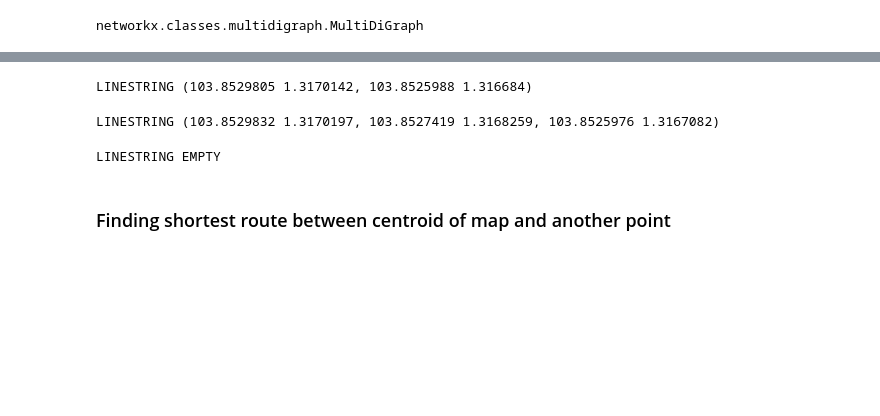
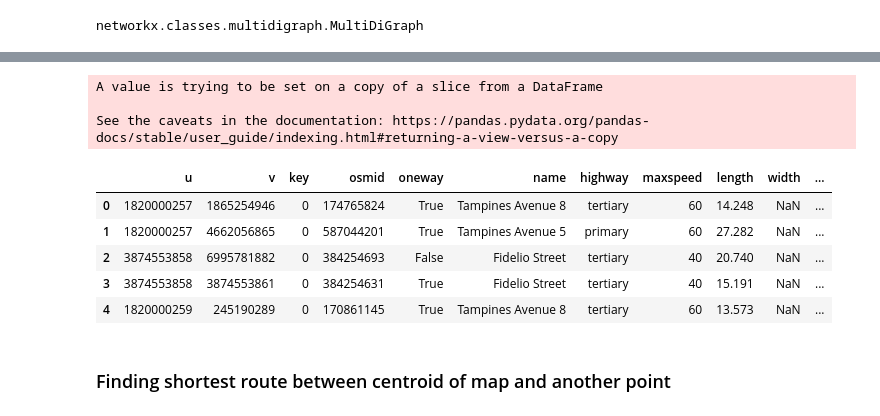
Before and after one commit to OrionStar25/Multi-Class-Fleet-Congestion-Management-for-AMoD-systems, a Jupyter notebook: Open Street Maps/Congestion-aware routing using A*.ipynb, the cells around one changed output, grey strips where cells are left out. Cells and saved outputs as stored; diff of their text form; code cells hidden in the pictures; blank space fills up the shorter version.

```diff
--- a/Open Street Maps/Congestion-aware routing using A*.ipynb
+++ b/Open Street Maps/Congestion-aware routing using A*.ipynb
@@ -24,7 +25,3 @@ type(graph)
 networkx.classes.multidigraph.MultiDiGraph
 # %%
 nodes, edges = ox.graph_to_gdfs(graph, nodes=True, edges=True)
-
-edges['maxspeed'].fillna(40, inplace=True)
-edges = edges.drop(['lanes','bridge','tunnel','ref','junction','access','service','width'], axis=1)
-edges.head()
@@ -75,15 +181,13 @@ speed_bands.head()
-# %%
-l = speed_bands[speed_bands['LinkID']=='103000000']['Location'].values[0]
-print(l)
-# %% [output]
-LINESTRING (103.8529805 1.3170142, 103.8525988 1.316684)
-# %%
-m = edges[edges['name'] == 'Kent Road']['geometry'].values[0]
-print(m)
-# %% [output]
-LINESTRING (103.8529832 1.3170197, 103.8527419 1.3168259, 103.8525976 1.3167082)
-# %%
-x = l.intersection(m)
-print(x)
-# %% [output]
-LINESTRING EMPTY
+# %%
+process_edges(edges, speed_bands)
+edges.head()
+# %% [output]
+A value is trying to be set on a copy of a slice from a DataFrame
+
+See the caveats in the documentation: https://pandas.pydata.org/pandas-docs/stable/user_guide/indexing.html#returning-a-view-versus-a-copy
+|  | u | v | key | osmid | oneway | name | highway | maxspeed | length | width | ... |
+| 0 | 1820000257 | 1865254946 | 0 | 174765824 | True | Tampines Avenue 8 | tertiary | 60 | 14.248 | NaN | ... |
+| 1 | 1820000257 | 4662056865 | 0 | 587044201 | True | Tampines Avenue 5 | primary | 60 | 27.282 | NaN | ... |
+| 2 | 3874553858 | 6995781882 | 0 | 384254693 | False | Fidelio Street | tertiary | 40 | 20.740 | NaN | ... |
+| 3 | 3874553858 | 3874553861 | 0 | 384254631 | True | Fidelio Street | tertiary | 40 | 15.191 | NaN | ... |
+| 4 | 1820000259 | 245190289 | 0 | 170861145 | True | Tampines Avenue 8 | tertiary | 60 | 13.573 | NaN | ... |
```
Also changed, not shown: parts of 16 cells of this notebook, 1 other file.
